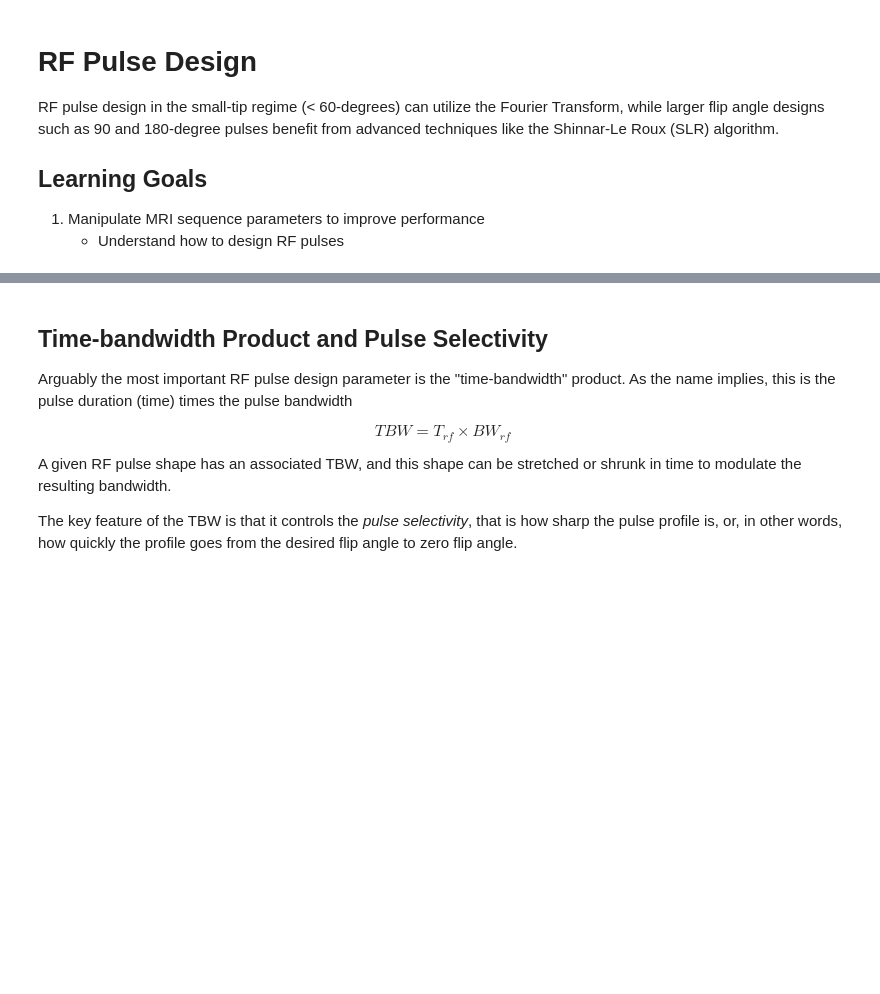
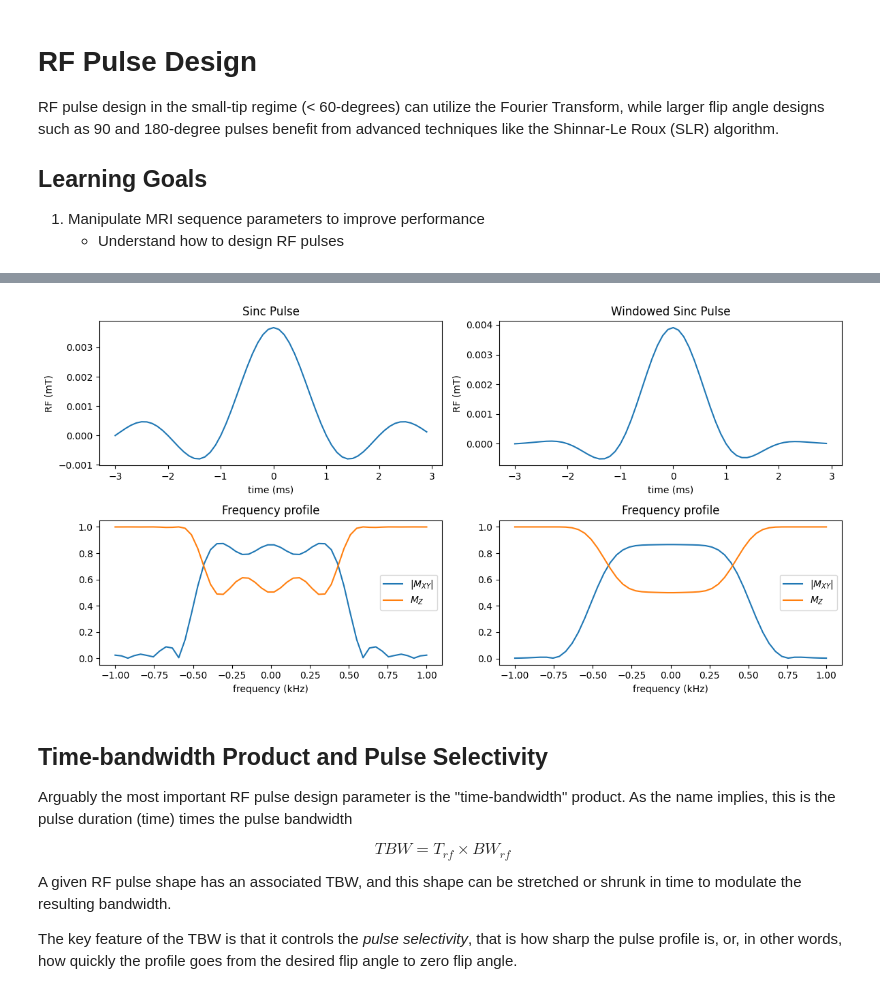
Before and after one commit to LarsonLab/MRI-education-resources, a Jupyter notebook: Notebooks/RF Pulse Design.ipynb, the cells around one changed output, grey strips where cells are left out. Saved outputs shown, nothing was run; the diff lists cells and outputs as text; code cells hidden in the pictures; blank space fills up the shorter version.

Commit message:
Updated RF pulses to use python

```diff
--- a/Notebooks/RF Pulse Design.ipynb
+++ b/Notebooks/RF Pulse Design.ipynb
@@ -87,3 +23,74 @@ xlabel('frequency (kHz)'), legend('|M_{XY}|', 'M_Z')%, ylabel('flip')
+# %%
+import numpy as np
+import matplotlib.pyplot as plt
+import sys
+
+sys.path.append('../Physics/')
+from bloch_rotate import bloch_rotate
+
+# parameters
+gammabar = 42.58  # kHz/mT
+M0 = 1.0
+M_equilibrium = np.array([0.0, 0.0, M0])
+dt = 0.1  # ms
+flip = 60.0
+
+tmax = 6.0
+N = int(tmax / dt)
+t = (np.arange(-N//2, N//2) * dt).astype(float)
+
+BW = 1.0  # kHz
+df = np.linspace(-BW, BW)
+
+# side-by-side plots for Sinc and Windowed Sinc pulses
+fig, axs = plt.subplots(2, 2, figsize=(12, 6))
+
+# Sinc pulse
+RF_sinc = np.sinc(t)
+RF_sinc = (flip * np.pi / 180.0) * RF_sinc / np.sum(RF_sinc) / (2 * np.pi * gammabar * dt)
+
+M_sinc = np.tile(M_equilibrium[:, None], (1, len(df)))
+for n_idx in range(len(t)):
+    for f_idx in range(len(df)):
+        B = [np.real(RF_sinc[n_idx]), np.imag(RF_sinc[n_idx]), df[f_idx] / gammabar]
+        M_sinc[:, f_idx] = bloch_rotate(M_sinc[:, f_idx], dt, B)
+
+axs[0, 0].plot(t, RF_sinc)
+axs[0, 0].set_xlabel('time (ms)')
+axs[0, 0].set_ylabel('RF (mT)')
+axs[0, 0].set_title('Sinc Pulse')
+
+axs[1, 0].plot(df, np.sqrt(M_sinc[0, :]**2 + M_sinc[1, :]**2), label=r'$|M_{XY}|$')
+axs[1, 0].plot(df, M_sinc[2, :], label=r'$M_{Z}$')
+axs[1, 0].set_title('Frequency profile')
+axs[1, 0].set_xlabel('frequency (kHz)')
+axs[1, 0].legend()
+
+# Windowed Sinc Pulse
+RF_win = np.hamming(N) * np.sinc(t)
+RF_win = (flip * np.pi / 180.0) * RF_win / np.sum(RF_win) / (2 * np.pi * gammabar * dt)
+
+M_win = np.tile(M_equilibrium[:, None], (1, len(df)))
+for n_idx in range(len(t)):
+    for f_idx in range(len(df)):
+        B = [np.real(RF_win[n_idx]), np.imag(RF_win[n_idx]), df[f_idx] / gammabar]
+        M_win[:, f_idx] = bloch_rotate(M_win[:, f_idx], dt, B)
+
+axs[0, 1].plot(t, RF_win)
+axs[0, 1].set_xlabel('time (ms)')
+axs[0, 1].set_ylabel('RF (mT)')
+axs[0, 1].set_title('Windowed Sinc Pulse')
+
+axs[1, 1].plot(df, np.sqrt(M_win[0, :]**2 + M_win[1, :]**2), label=r'$|M_{XY}|$')
+axs[1, 1].plot(df, M_win[2, :], label=r'$M_{Z}$')
+axs[1, 1].set_title('Frequency profile')
+axs[1, 1].set_xlabel('frequency (kHz)')
+axs[1, 1].legend()
+
+fig.tight_layout()
+plt.show()
+# %% [output]
+[figure, added]
 # %% [markdown]
 ## Time-bandwidth Product and Pulse Selectivity
 
```
Also changed, not shown: parts of 11 cells of this notebook, 5 other files.
